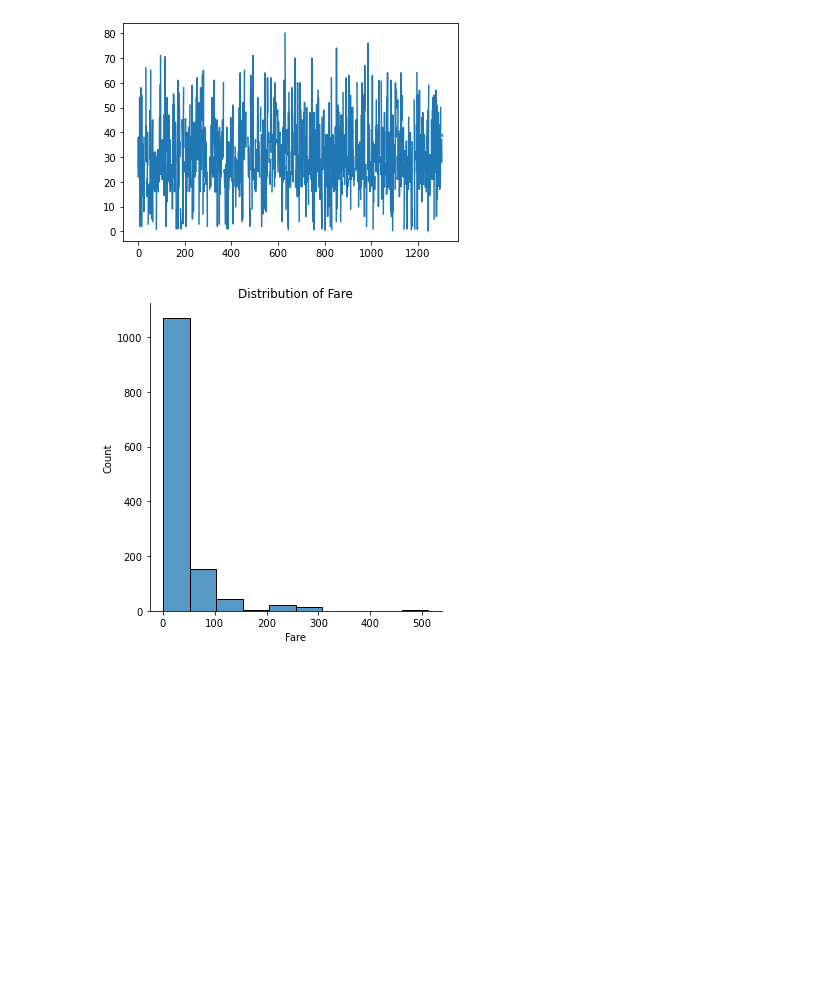
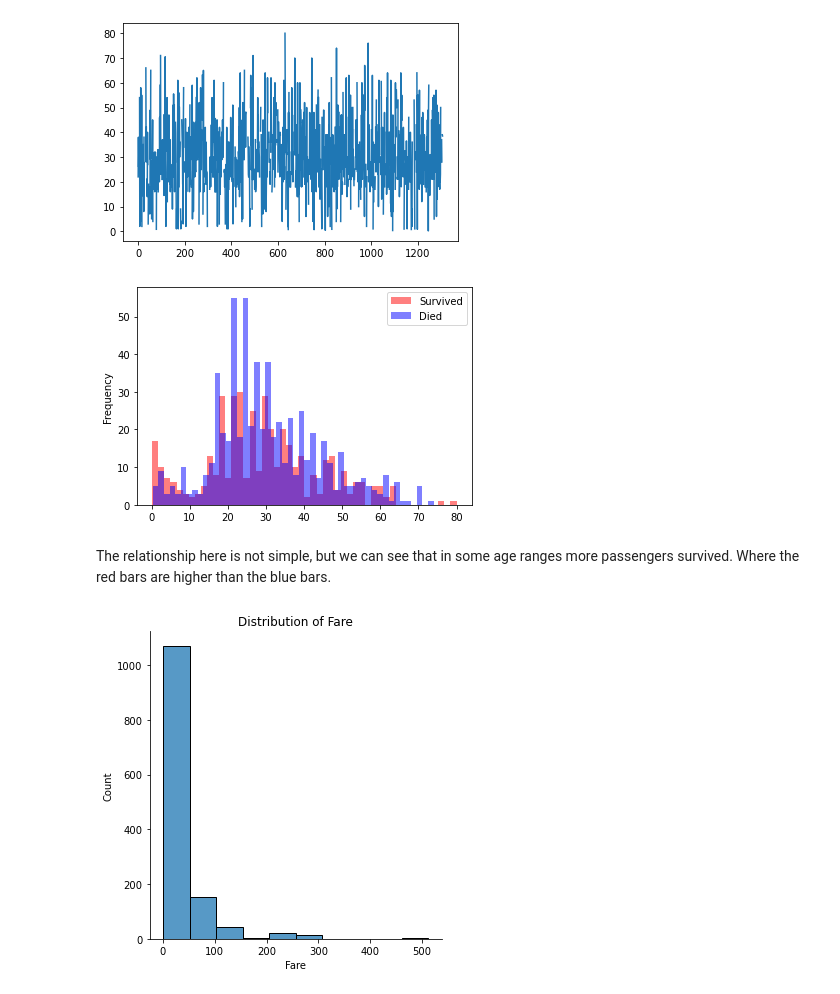
Before and after one commit to chanyadeshani/Group8, a Jupyter notebook: submit_assignment.ipynb, the cells around one changed output. Saved outputs shown, nothing was run; the diff lists cells and outputs as text; code cells hidden in the pictures; blank space fills up the shorter version.

```diff
--- a/submit_assignment.ipynb
+++ b/submit_assignment.ipynb
@@ -302,6 +304,17 @@ train_df['Age'].plot()
 # %% [output]
 <AxesSubplot:>
 [figure]
+# %%
+survived = train_df[train_df["Survived"] == 1]
+died = train_df[train_df["Survived"] == 0]
+survived["Age"].plot.hist(alpha=0.5,color='red',bins=50)
+died["Age"].plot.hist(alpha=0.5,color='blue',bins=50)
+plt.legend(['Survived','Died'])
+plt.show()
+# %% [output]
+[figure, added]
+# %% [markdown]
+The relationship here is not simple, but we can see that in some age ranges more passengers survived. Where the red bars are higher than the blue bars.
 # %%
 # Distribution plot of Fare values as it is numerical values
 sns.displot(train_df['Fare'], kde=False, bins=10).set(
```
Also changed, not shown: parts of 28 cells of this notebook.
